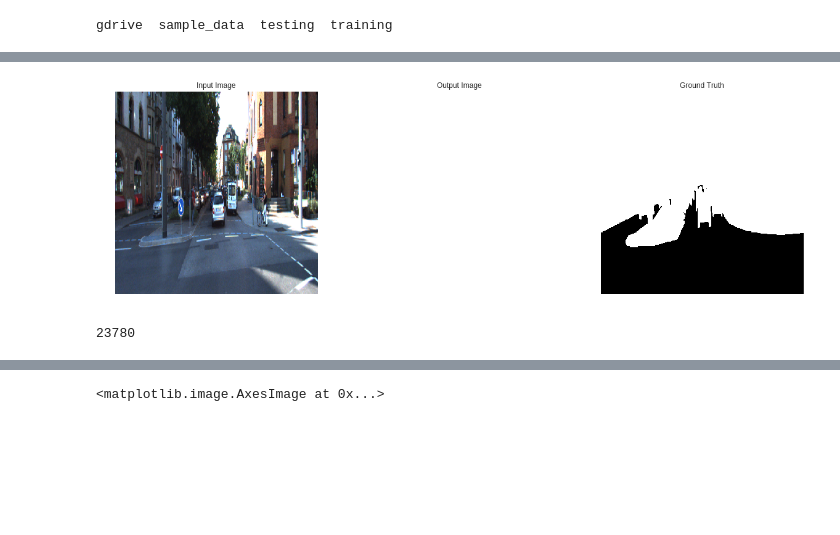
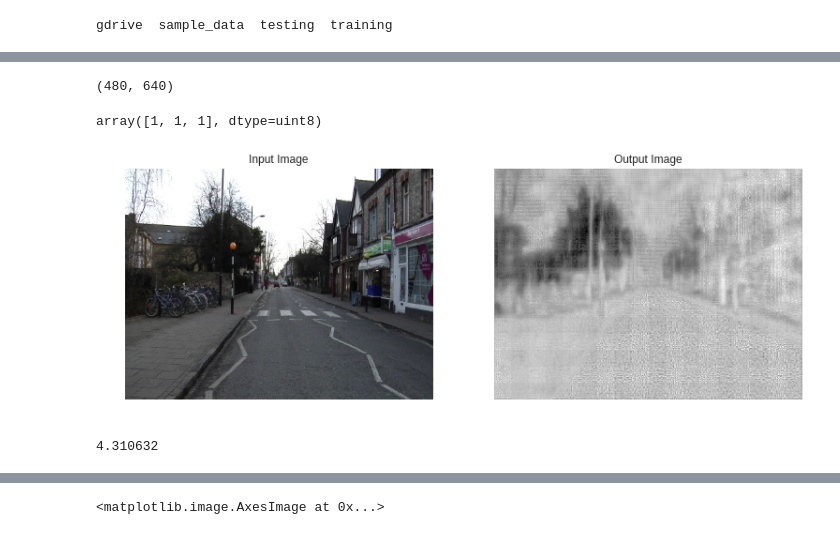
Before and after one commit to iArunava/ENet-Real-Time-Semantic-Segmentation, a Jupyter notebook: ENet.ipynb, the cells around one changed output, grey strips where cells are left out. Cells and saved outputs as stored; diff of their text form; code cells hidden in the pictures; blank space fills up the shorter version.

```diff
--- a/ENet.ipynb
+++ b/ENet.ipynb
@@ -537,0 +567,2 @@ enet = enet.to(device)
+# %%
+class_weights = get_class_weights(12)
@@ -538,11 +575,11 @@ enet = enet.to(device)
 # %%
 #criterion = nn.BCELoss()
-weights = [1.0, 1.0, 1., 1., 1., 1., 1., 1., 1., 1., 1., 1., 1., 1., 1.,
-           1., 1., 1., 1., 1., 1., 1., 1., 1., 1., 1., 1., 1., 1., ]
-criterion = nn.CrossEntropyLoss(weight=torch.FloatTensor(weights).to(device))
+criterion = nn.CrossEntropyLoss(weight=torch.FloatTensor(class_weights).to(device))
 optimizer = torch.optim.Adam(enet.parameters(),
                              lr=lr,
                              weight_decay=2e-4)
+
+#scheduler = StepLR(optimizer, step_size=300, gamma=1e-1)
 # %%
 CUDA_LAUNCH_BLOCKING=1
 # %%
@@ -643,18 +718,28 @@ count_paramters(enet)
 #3511669
 #359430 - working model
 
-fname = '000150_10.png'
-tmg_ = plt.imread('/content/training/image_2/' + fname)
-tmg_ = cv2.resize(tmg_, (512, 512), cv2.INTER_NEAREST)
+fname = '0016E5_07961.png'
+tmg_ = plt.imread('/content/val/' + fname)
+tmg_ = cv2.resize(tmg_, (640, 480), cv2.INTER_NEAREST)
 tmg = torch.tensor(tmg_).unsqueeze(0).float()
 tmg = tmg.transpose(2, 3).transpose(1, 2).cuda()
 
 #enet.cuda()
-enet.eval()
+enet.train()
 with torch.no_grad():
-    out1 = enet(tmg.float()).squeeze(0).round_()
+    out1 = enet(tmg.float()).squeeze(0)
 
-smg_ = cv2.imread('/content/training/semantic_rgb/' + fname)
-smg_ = cv2.cvtColor(smg_, cv2.COLOR_BGR2RGB)
-smg_ = cv2.resize(smg_, (512, 512), cv2.INTER_NEAREST)
-m_ = create_mask(smg_)
+smg_ = Image.open('/content/valannot/' + fname)
+smg_ = cv2.resize(np.array(smg_), (640, 480), cv2.INTER_NEAREST)
+#m_ = create_mask(smg_)
+# %%
+#smg_ = cv2.imread('/content/valannot/' + fname)
+smg_.shape
+# %% [output]
+(480, 640)
+# %%
+smg_[1, 1, :]
+# %% [output]
+array([1, 1, 1], dtype=uint8)
+# %%
+out2 = out1.cpu().detach().numpy()
@@ -661,18 +748,18 @@ m_ = create_mask(smg_)
 # %%
-mno = 3
+mno = 5
 figure = plt.figure(figsize=(20, 10))
 plt.subplot(1, 3, 1)
 plt.title('Input Image')
 plt.axis('off')
 plt.imshow(tmg_)
 plt.subplot(1, 3, 2)
 plt.title('Output Image')
 plt.axis('off')
-plt.imshow(out1[mno, :, :].cpu().detach().numpy())
-plt.subplot(1, 3, 3)
-plt.title('Ground Truth')
-plt.axis('off')
-plt.imshow(m_[mno, :, :])
+plt.imshow(out2[mno, :, :])
+#plt.subplot(1, 3, 3)
+#plt.title('Ground Truth')
+#plt.axis('off')
+#plt.imshow(m_[mno, :, :])
 plt.show()
 # %% [output]
-[figure, old version]
+[figure, new version]
@@ -681,4 +766,4 @@ _a = nn.Conv2d(16, 164, 3)
-# %%
-count_paramters(_a)
-# %% [output]
-23780
+# %%
+np.max(out2[3, :, :])
+# %% [output]
+4.310632
```
Also changed, not shown: parts of 38 cells of this notebook.
